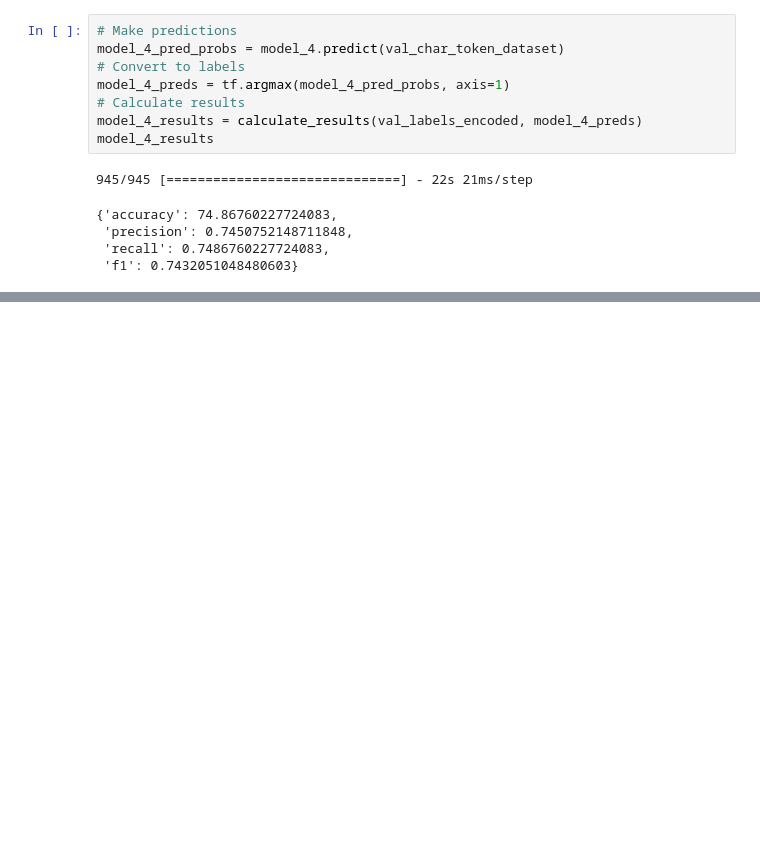
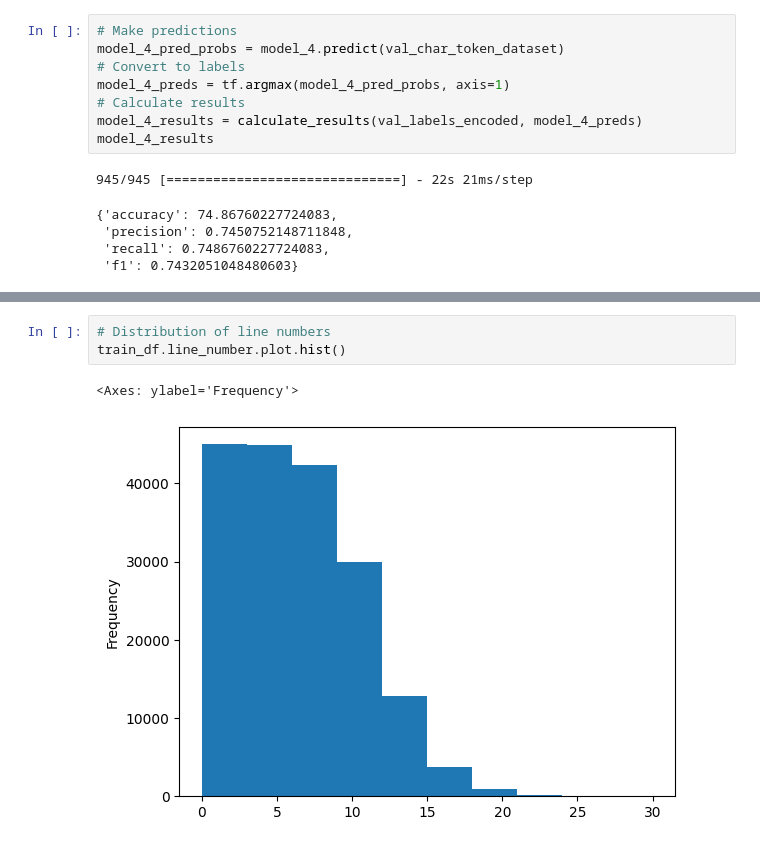
Before and after one commit to kacper-dobrow/tensorflow-course, a Jupyter notebook: 09_SkimLit_nlp_milestone_project.ipynb, the cells around one changed output, grey strips where cells are left out. Cells and saved outputs as stored; diff of their text form; blank space fills up the shorter version.

```diff
--- a/09_SkimLit_nlp_milestone_project.ipynb
+++ b/09_SkimLit_nlp_milestone_project.ipynb
@@ -1043,0 +1069,6 @@ model_4_results
+# %%
+# Distribution of line numbers
+train_df.line_number.plot.hist()
+# %% [output]
+<Axes: ylabel='Frequency'>
+[figure, added]
```
Also changed, not shown: parts of 29 cells of this notebook.
